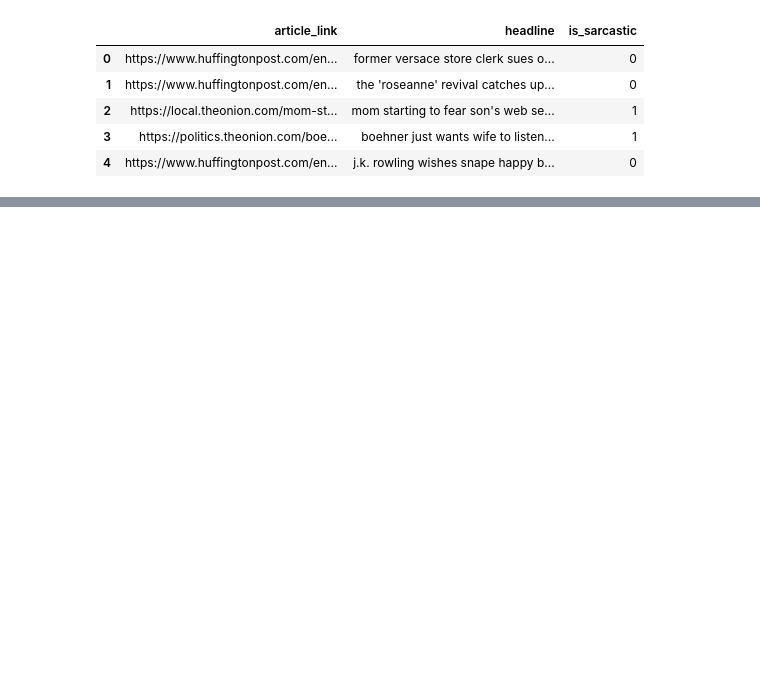
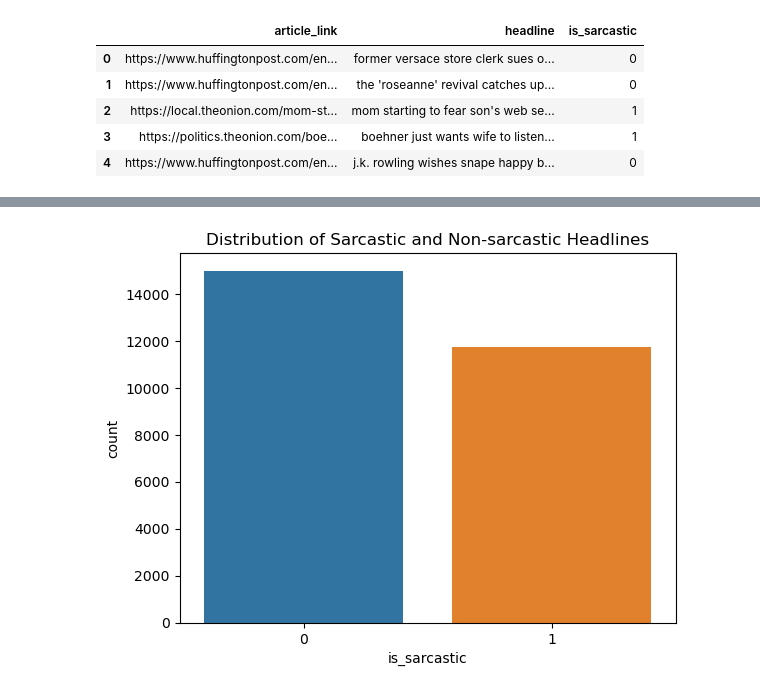
Before and after one commit to gwencampau/datamining-final-project, a Jupyter notebook: sarcastic_notebook.ipynb, the cells around one changed output, grey strips where cells are left out. Drawn from its saved outputs; the diff is of its cells as text; code cells hidden in the pictures; blank space fills up the shorter version.

```diff
--- a/sarcastic_notebook.ipynb
+++ b/sarcastic_notebook.ipynb
@@ -41,0 +85,7 @@ df.head()
+# %%
+#Visualizes the distribution of sarcasm in headlines
+sns.countplot(x='is_sarcastic', data=df)
+plt.title('Distribution of Sarcastic and Non-sarcastic Headlines')
+plt.show()
+# %% [output]
+[figure, added]
```
Also changed, not shown: parts of 11 cells of this notebook.
